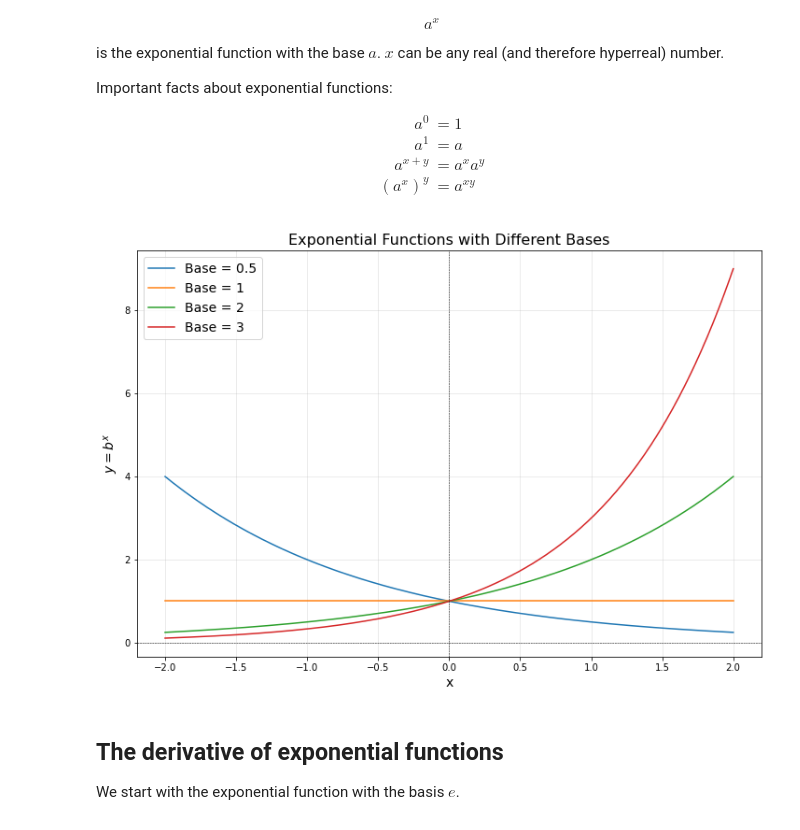
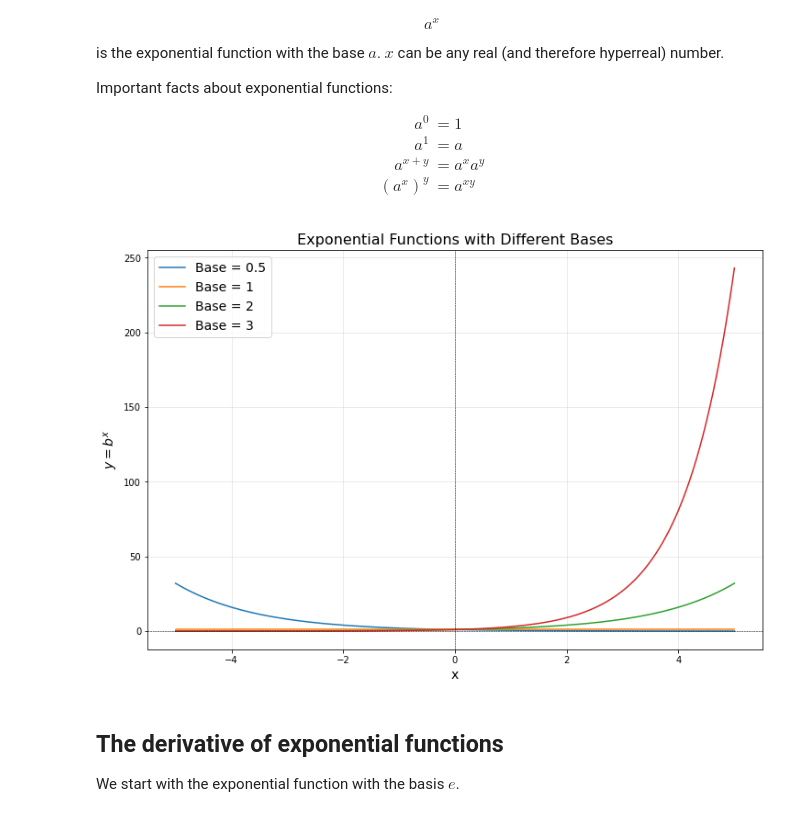
Before and after one commit to gerhardJaeger/mathML_24_25, a Jupyter notebook: session21/Notebook21.ipynb, the cells around one changed output. Drawn from its saved outputs; the diff is of its cells as text; code cells hidden in the pictures.

```diff
--- a/session21/Notebook21.ipynb
+++ b/session21/Notebook21.ipynb
@@ -132,32 +132,32 @@ $$
 # %%
 import numpy as np
 import matplotlib.pyplot as plt
 
 # Define x values
-x = np.linspace(-2, 2, 500)
+x = np.linspace(-5, 5, 500)
 
 # Define exponential functions with different bases
 bases = [0.5, 1, 2, 3]
 functions = {f'Base = {b}': b**x for b in bases}
 
 # Create the plot
 plt.figure(figsize=(12, 8))  # Larger figure size
 for label, values in functions.items():
     plt.plot(x, values, label=label)
 
 # Add labels, legend, and grid
 plt.axhline(0, color='black', linewidth=0.5, linestyle='--')
 plt.axvline(0, color='black', linewidth=0.5, linestyle='--')
 plt.xlabel('x', fontsize=14)
 plt.ylabel('$y = b^x$', fontsize=14)
 plt.title('Exponential Functions with Different Bases', fontsize=16)
 plt.legend(fontsize=14, loc='upper left')
 plt.grid(alpha=0.3)
 
 # Show the plot
 plt.show()
 # %% [output]
-[figure, old version]
+[figure, new version]
 # %% [markdown]
 ## The derivative of exponential functions
 
```
Also changed, not shown: parts of 16 cells of this notebook.
